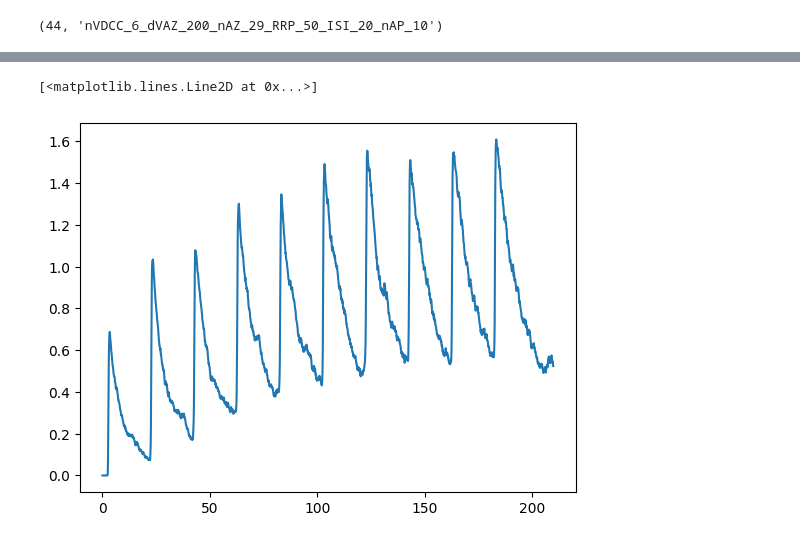
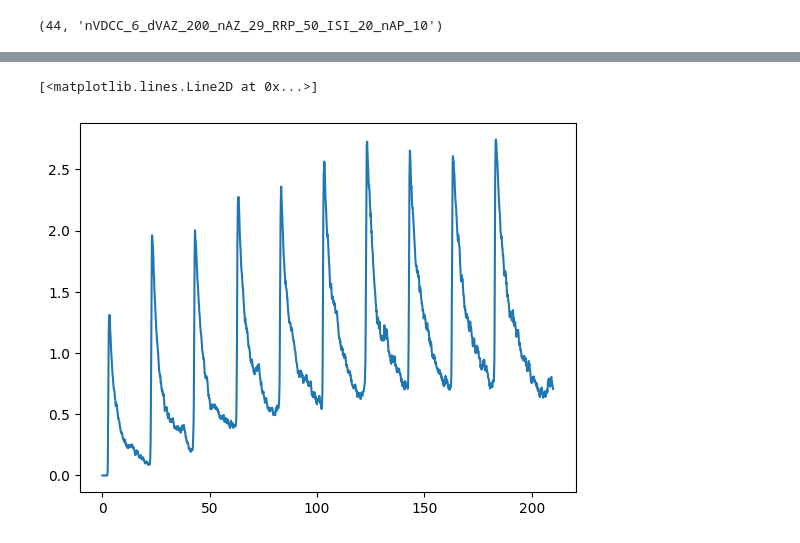
Before and after one commit to nishs1729/MFB, a Jupyter notebook: model_brian2/DG_CA3p/sim.ipynb, the cells around one changed output, grey strips where cells are left out. Cells and saved outputs as stored; diff of their text form; code cells hidden in the pictures.

```diff
--- a/model_brian2/DG_CA3p/sim.ipynb
+++ b/model_brian2/DG_CA3p/sim.ipynb
@@ -150,5 +149,5 @@ apProb, ap1Prob
 # %%
-plt.plot(ca3['tpoints'], np.mean(ca3['epse'], axis=0))
+plt.plot(ca3['tpoints'], np.mean(ca3['epsc'], axis=0))
 # %% [output]
 [<matplotlib.lines.Line2D at 0x...>]
-[figure, old version]
+[figure, new version]
```
Also changed, not shown: parts of 4 cells of this notebook, 2 other files.
